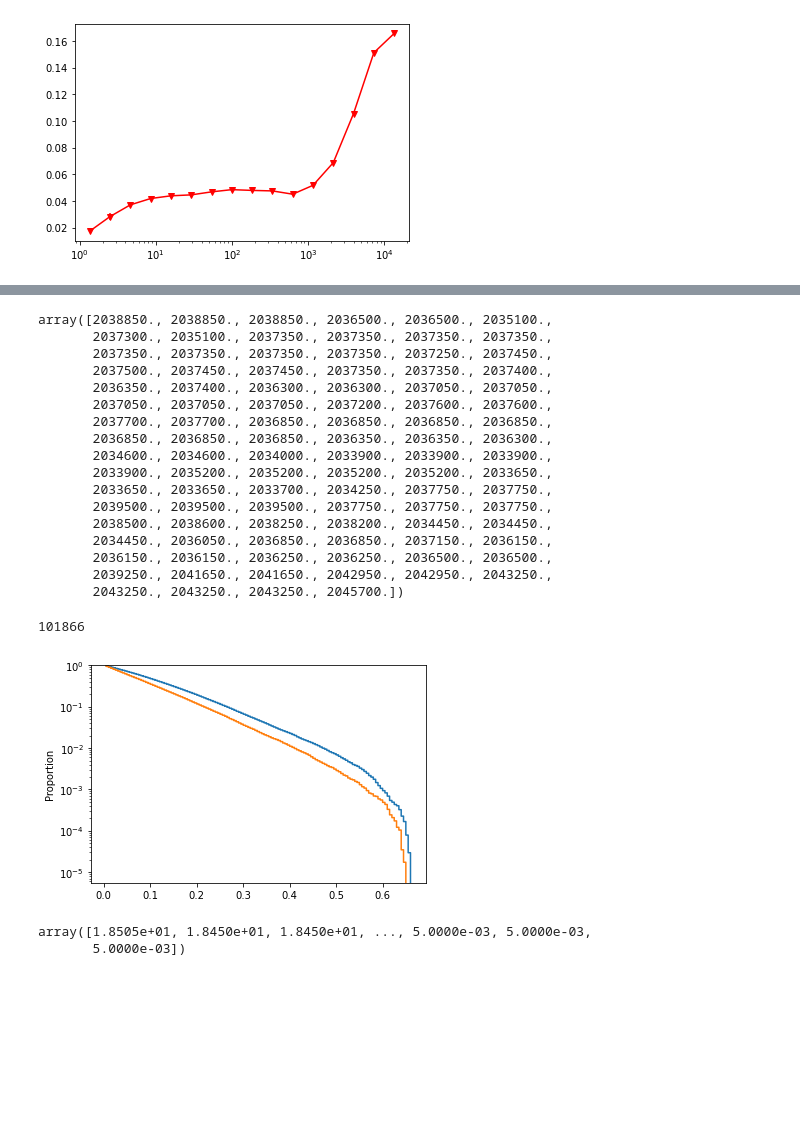
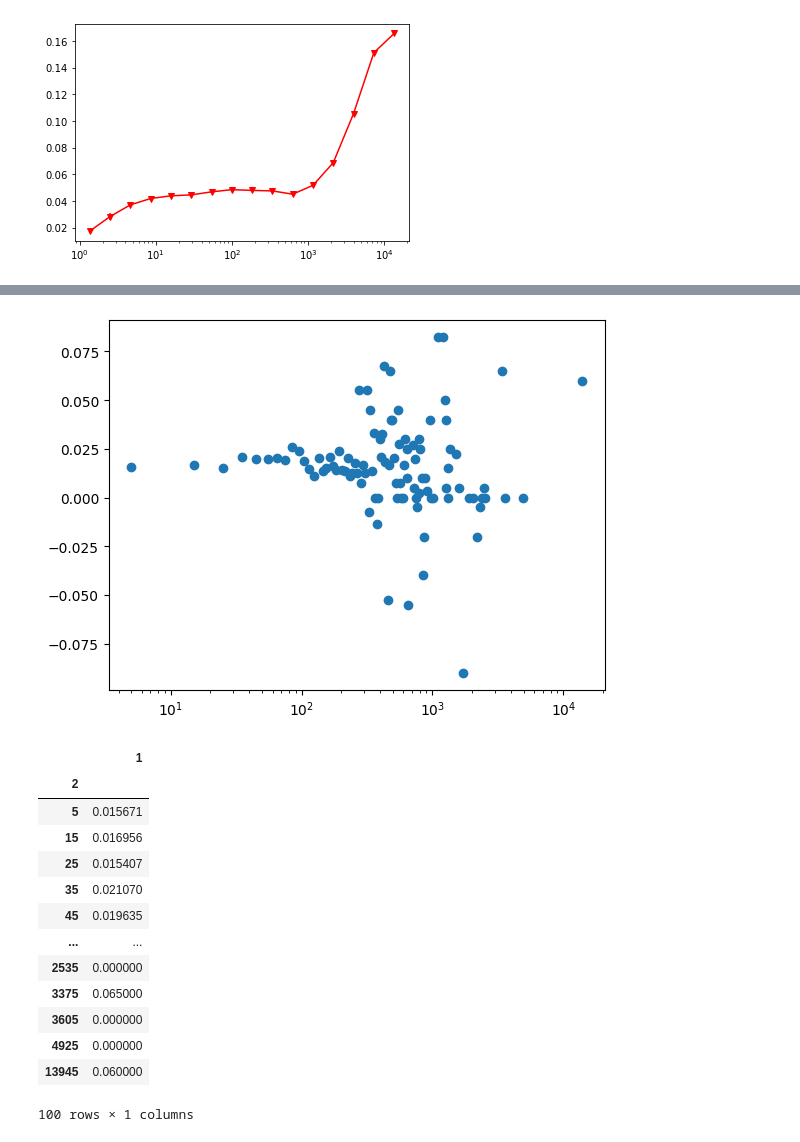
Before and after one commit to ys-fr/JournalClub, a Jupyter notebook: JupyterNotebook/PaperReview/Bouchaud-2003/Python.ipynb, the cells around one changed output, grey strips where cells are left out. Cells and saved outputs as stored; diff of their text form; code cells hidden in the pictures; blank space fills up the shorter version.

```diff
--- a/JupyterNotebook/PaperReview/Bouchaud-2003/Python.ipynb
+++ b/JupyterNotebook/PaperReview/Bouchaud-2003/Python.ipynb
@@ -188,0 +219,4 @@ TSLAPrice[0]
+# %%
+TSLAVol = np.array(TSLAVol)
+# %%
+a = np.diff(TSLAPrice)*TSLASign[:-1]
@@ -189,20 +236,30 @@ TSLAPrice[0]
+# %%
+df = pd.DataFrame([TSLAVol[:-1],a]).T
+df[2]=df[0].apply(lambda x: int(x/10)* 10+5)
+a = df[[2,1]].groupby(2).mean()
+# %%
+df[2]=df[0].apply(lambda x: int(x/10)* 10+5)
+a = df[[2,1]].groupby(2).mean()
+# %%
+plt.scatter(a.index,a[1])
+plt.xscale("log")
+#plt.yscale("log")
+# %% [output]
+[figure, added]
 # %%
-a[:100]
+a
 # %% [output]
+|  | 1 |
+| 2 |  |
+| 5 | 0.015671 |
+| 15 | 0.016956 |
+| 25 | 0.015407 |
+| 35 | 0.021070 |
+| 45 | 0.019635 |
+| ... | ... |
+| 2535 | 0.000000 |
+| 3375 | 0.065000 |
+| 3605 | 0.000000 |
+| 4925 | 0.000000 |
+| 13945 | 0.060000 |
-array([2038850., 2038850., 2038850., 2036500., 2036500., 2035100.,
-       2037300., 2035100., 2037350., 2037350., 2037350., 2037350.,
-       2037350., 2037350., 2037350., 2037350., 2037250., 2037450.,
-       2037500., 2037450., 2037450., 2037350., 2037350., 2037400.,
-       2036350., 2037400., 2036300., 2036300., 2037050., 2037050.,
-       2037050., 2037050., 2037050., 2037200., 2037600., 2037600.,
-       2037700., 2037700., 2036850., 2036850., 2036850., 2036850.,
-       2036850., 2036850., 2036850., 2036350., 2036350., 2036300.,
-       2034600., 2034600., 2034000., 2033900., 2033900., 2033900.,
-       2033900., 2035200., 2035200., 2035200., 2035200., 2033650.,
-       2033650., 2033650., 2033700., 2034250., 2037750., 2037750.,
-       2039500., 2039500., 2039500., 2037750., 2037750., 2037750.,
-       2038500., 2038600., 2038250., 2038200., 2034450., 2034450.,
-       2034450., 2036050., 2036850., 2036850., 2037150., 2036150.,
-       2036150., 2036150., 2036250., 2036250., 2036500., 2036500.,
-       2039250., 2041650., 2041650., 2042950., 2042950., 2043250.,
-       2043250., 2043250., 2043250., 2045700.])
+100 rows × 1 columns
@@ -212,24 +265,0 @@ a = (TSLAPrice[i:]-TSLAPrice[:-i])*TSLASign[:-i]
-# %%
-p1 = int(len(a[a>0])*0.01)
-x = np.sort(a)[:-p1]
-p1 = int(len(a[a>0])*0.01)
-x = np.sort(a)[:-p1]
-# %% [output]
-101866
-# %%
-p1 = int(len(a[a>0])*0.002)
-x = np.sort(a[a>0])[:-p1]
-sns.ecdfplot(x,complementary=True)
-p1 = int(len(a[a<0])*0.002)
-x = np.sort(-a[a<0])[:-p1]
-sns.ecdfplot(x,complementary=True)
-plt.yscale("log")
-#plt.xscale("log")
-plt.show()
-# %% [output]
-[figure, removed]
-# %%
-(-np.sort(a[a<0]))
-# %% [output]
-array([1.8505e+01, 1.8450e+01, 1.8450e+01, ..., 5.0000e-03, 5.0000e-03,
-       5.0000e-03])
```
Also changed, not shown: parts of 8 cells of this notebook, 37 other files.
